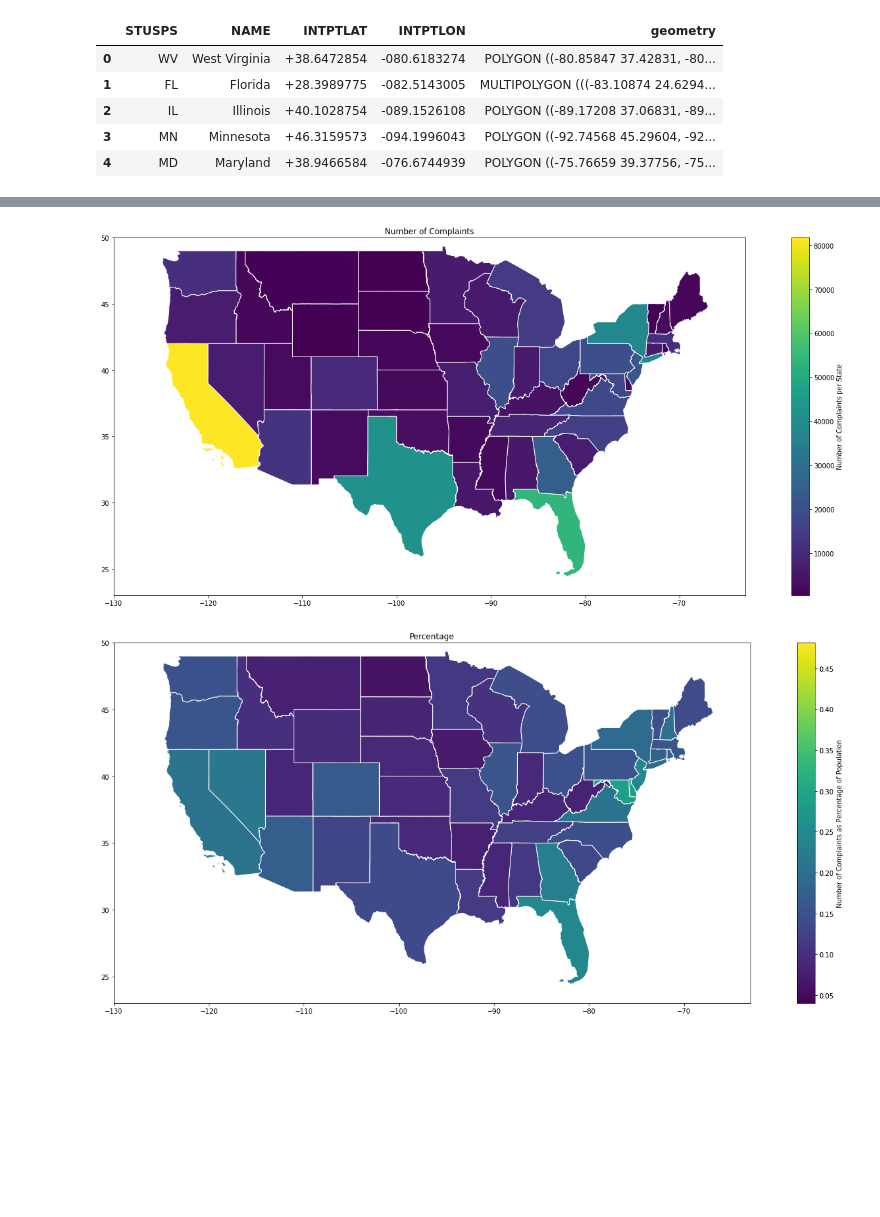
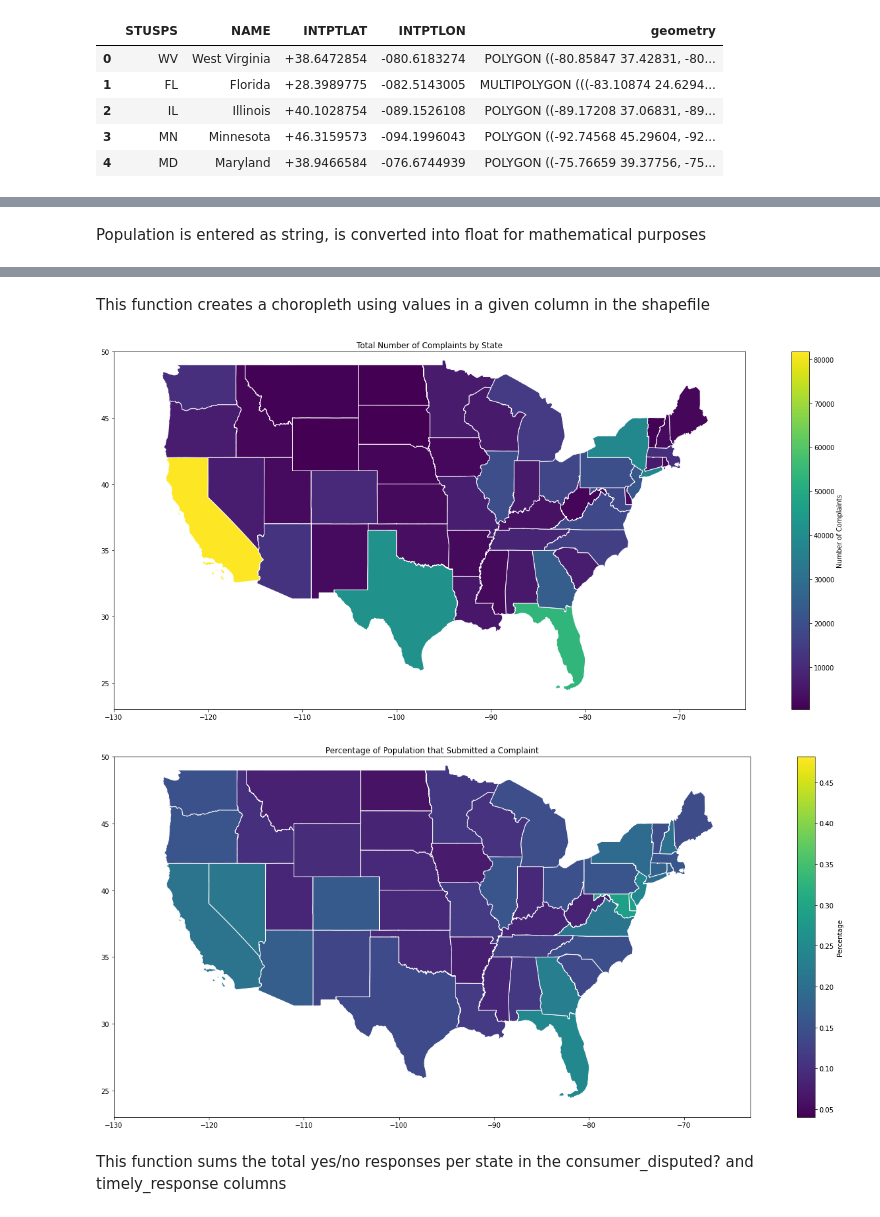
Before and after one commit to quantillinois/data-oa, a Jupyter notebook: ConsumerComplaints.ipynb, the cells around one changed output, grey strips where cells are left out. Cells and saved outputs as stored; diff of their text form; code cells hidden in the pictures; blank space fills up the shorter version.

```diff
--- a/ConsumerComplaints.ipynb
+++ b/ConsumerComplaints.ipynb
@@ -96,5 +97,7 @@ stateMap.head()
 # %%
 stateMap = stateMap.merge(populations, on = 'NAME')
+# %% [markdown]
+Population is entered as string, is converted into float for mathematical purposes
 # %%
 stateMap['Population'] = stateMap['Population'].str.replace(',', '').astype(float)
 stateMap["proportion"] = stateMap["total"]/stateMap["Population"] * 100
@@ -106,6 +109,8 @@ stateMap.head()
 | 2 | IL | Illinois | +40.1028754 | -089.1526108 | POLYGON ((-89.17208 37.06831, -89... | 19624 | 12671469.0 | 0.154868 |
 | 3 | MN | Minnesota | +46.3159573 | -094.1996043 | POLYGON ((-92.74568 45.29604, -92... | 6424 | 5707390.0 | 0.112556 |
 | 4 | MD | Maryland | +38.9466584 | -076.6744939 | POLYGON ((-75.76659 39.37756, -75... | 17703 | 6165129.0 | 0.287147 |
+# %% [markdown]
+This function creates a choropleth using values in a given column in the shapefile
 # %%
 def choropleth(column, label, title):
   fig, ax = plt.subplots(figsize=(25, 10))
@@ -118,10 +123,10 @@ def choropleth(column, label, title):
   ax.set_ylim(23, 50)
   ax.set_title(label)
 # %%
-choropleth('total', 'Number of Complaints', 'Number of Complaints per State')
+choropleth('total', 'Total Number of Complaints by State', 'Number of Complaints')
 # %% [output]
-[figure, old version]
+[figure, new version]
 # %%
-choropleth('proportion', 'Percentage', 'Number of Complaints as Percentage of Population')
+choropleth('proportion', 'Percentage of Population that Submitted a Complaint', 'Percentage')
 # %% [output]
-[figure, old version]
+[figure, new version]
@@ -135,0 +133,2 @@ stateMap = frequencyByState(notDisputed, 'nonDisputes', stateMap)
+# %% [markdown]
+This function sums the total yes/no responses per state in the consumer_disputed? and timely_response columns
```
Also changed, not shown: parts of 33 cells of this notebook.
